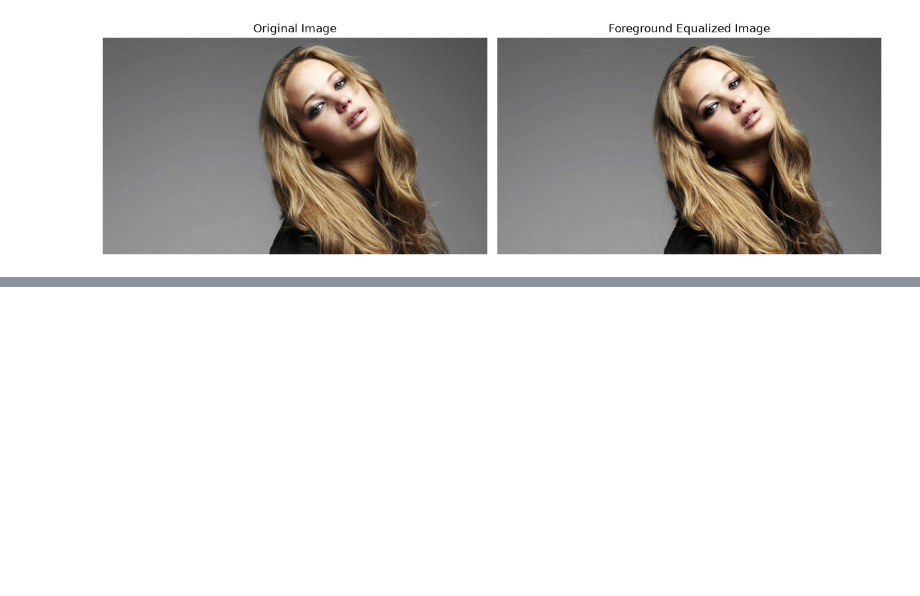
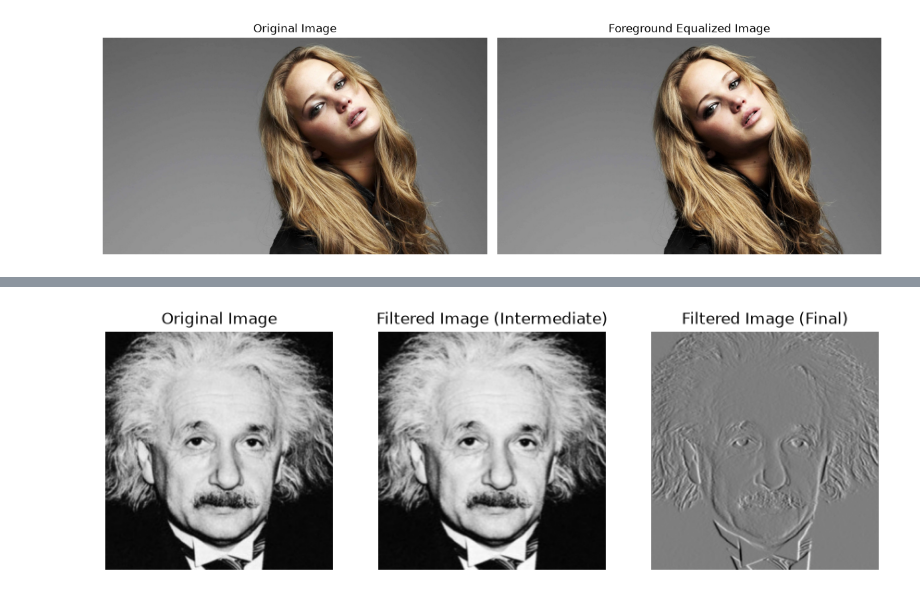
Before and after one commit to Achintha-Bandara/ITNF, a Jupyter notebook: main.ipynb, the cells around one changed output, grey strips where cells are left out. Saved outputs shown, nothing was run; the diff lists cells and outputs as text; code cells hidden in the pictures; blank space fills up the shorter version.

```diff
--- a/main.ipynb
+++ b/main.ipynb
@@ -346,0 +392,20 @@ plt.show()
+# %%
+sobel_h1 = np.array([1, 2, 1])
+sobel_h2 = np.array([1, 0, -1])
+
+filter_intermediate = cv.filter2D(img_einstein, cv.CV_64F, sobel_h1)
+filtered_img = cv.filter2D(filter_intermediate, cv.CV_64F, sobel_h2)
+
+fig, ax = plt.subplots(1, 3, figsize=(9, 3))
+ax[0].imshow(img_einstein, cmap='gray')
+ax[0].set_title('Original Image')
+ax[1].imshow(filter_intermediate, cmap='gray')
+ax[1].set_title('Filtered Image (Intermediate)')
+ax[2].imshow(filtered_img, cmap='gray')
+ax[2].set_title('Filtered Image (Final)')
+for a in ax:
+    a.axis('off')
+plt.tight_layout()
+plt.show()
+# %% [output]
+[figure, added]
```
Also changed, not shown: parts of 3 cells of this notebook.
